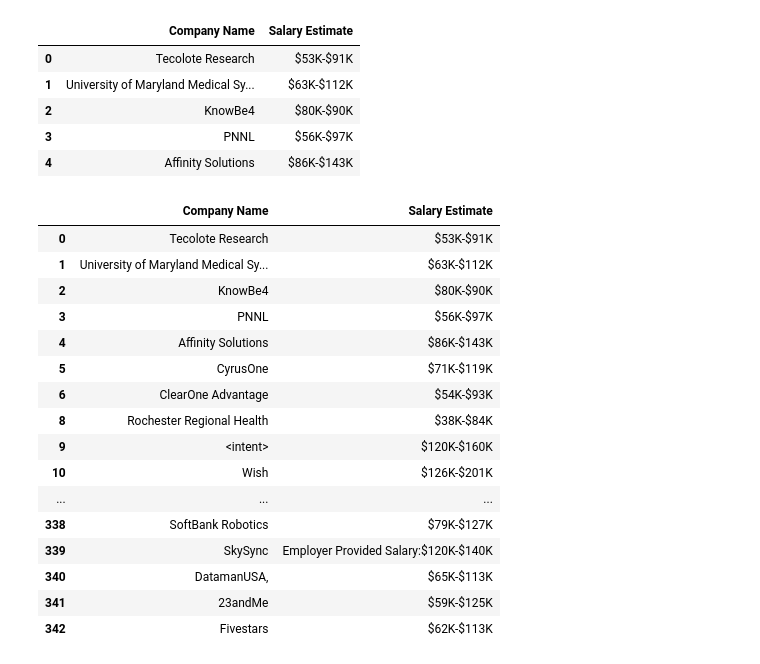
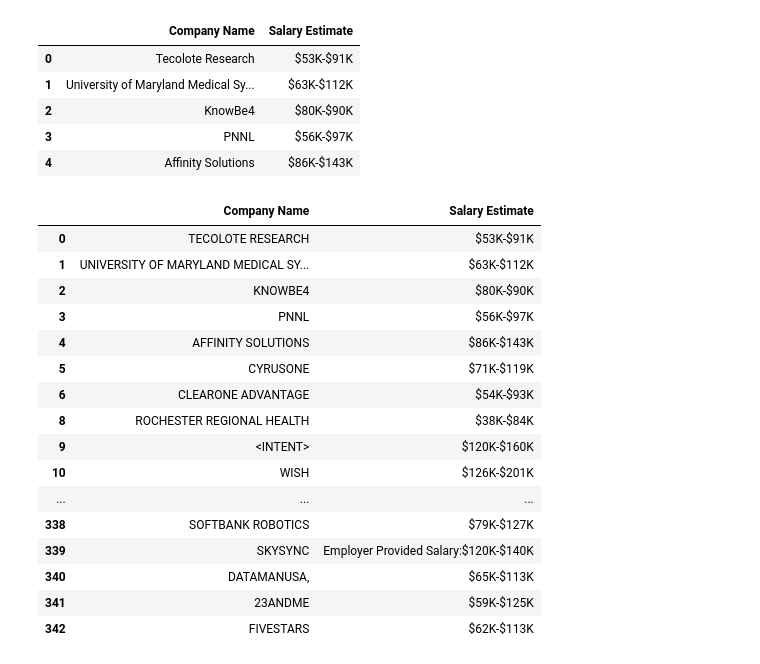
Before and after one commit to lcswsher/13_Project_2, a Jupyter notebook: Glassdoor_cleanup.ipynb, the cells around one changed output. Drawn from its saved outputs; the diff is of its cells as text; code cells hidden in the pictures.

```diff
--- a/Glassdoor_cleanup.ipynb
+++ b/Glassdoor_cleanup.ipynb
@@ -140,21 +140,24 @@ df['Company Name'] = df['Company Name'].str.replace('|'.join(To_remove_lst), '')
 To_remove_lst = [' Inc.', ', Inc.', ', Inc', '. Inc']
 
 df['Company Name'] = df['Company Name'].str.replace('|'.join(To_remove_lst), ',')
+df['Company Name'] = df['Company Name'].str.upper()
-# %% [output]
-|  | Company Name | Salary Estimate |
-| 0 | Tecolote Research | $53K-$91K |
-| 1 | University of Maryland Medical Sy... | $63K-$112K |
-| 2 | KnowBe4 | $80K-$90K |
-| 3 | PNNL | $56K-$97K |
-| 4 | Affinity Solutions | $86K-$143K |
-| 5 | CyrusOne | $71K-$119K |
-| 6 | ClearOne Advantage | $54K-$93K |
-| 8 | Rochester Regional Health | $38K-$84K |
-| 9 | <intent> | $120K-$160K |
-| 10 | Wish | $126K-$201K |
-| ... | ... | ... |
-| 338 | SoftBank Robotics | $79K-$127K |
-| 339 | SkySync | Employer Provided Salary:$120K-$140K |
-| 340 | DatamanUSA, | $65K-$113K |
-| 341 | 23andMe | $59K-$125K |
-| 342 | Fivestars | $62K-$113K |
+# %%
+df
+# %% [output]
+|  | Company Name | Salary Estimate |
+| 0 | TECOLOTE RESEARCH | $53K-$91K |
+| 1 | UNIVERSITY OF MARYLAND MEDICAL SY... | $63K-$112K |
+| 2 | KNOWBE4 | $80K-$90K |
+| 3 | PNNL | $56K-$97K |
+| 4 | AFFINITY SOLUTIONS | $86K-$143K |
+| 5 | CYRUSONE | $71K-$119K |
+| 6 | CLEARONE ADVANTAGE | $54K-$93K |
+| 8 | ROCHESTER REGIONAL HEALTH | $38K-$84K |
+| 9 | <INTENT> | $120K-$160K |
+| 10 | WISH | $126K-$201K |
+| ... | ... | ... |
+| 338 | SOFTBANK ROBOTICS | $79K-$127K |
+| 339 | SKYSYNC | Employer Provided Salary:$120K-$140K |
+| 340 | DATAMANUSA, | $65K-$113K |
+| 341 | 23ANDME | $59K-$125K |
+| 342 | FIVESTARS | $62K-$113K |
```
